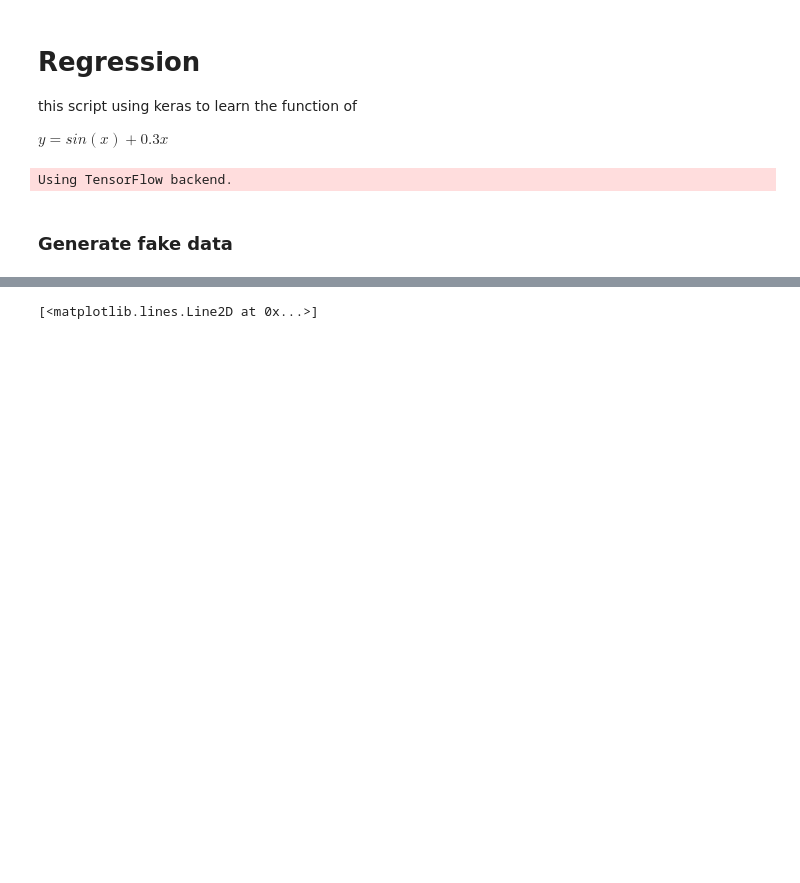
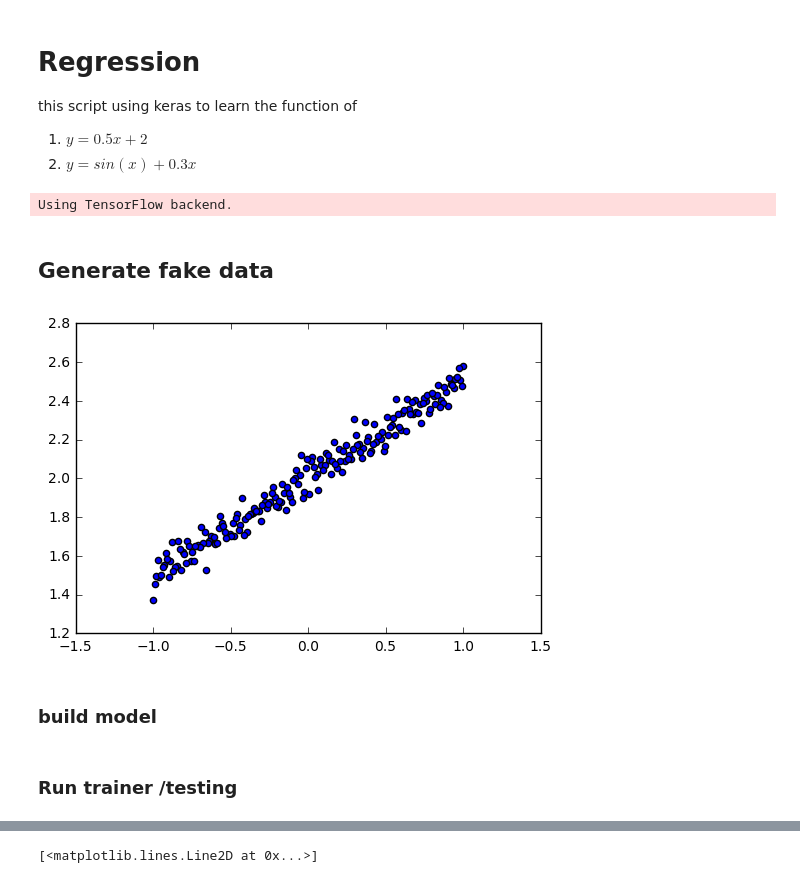
Before and after one commit to ihongChen/keras-tutorial, a Jupyter notebook: ex1_regression.ipynb, the cells around one changed output, grey strips where cells are left out. Cells and saved outputs as stored; diff of their text form; code cells hidden in the pictures; blank space fills up the shorter version.

```diff
--- a/ex1_regression.ipynb
+++ b/ex1_regression.ipynb
@@ -2,7 +2,8 @@
 # Regression
 this script using keras to learn the function of
 
-$y = sin(x) + 0.3 x $
+1. $ y = 0.5 x + 2$
+2. $y = sin(x) + 0.3 x $
 # %%
 import keras
 import numpy as np
@@ -11,4 +12,13 @@ import matplotlib.pyplot as plt
 # %% [output]
 Using TensorFlow backend.
 # %% [markdown]
-### Generate fake data
+## Generate fake data
+# %%
+x = np.linspace(-1,1,200)
+np.random.shuffle(x)
+y = 0.5*x + 2 + np.random.normal(0,0.05,(200,))
+# %%
+plt.scatter(x,y)
+plt.show()
+# %% [output]
+[figure, added]
@@ -14,0 +28,2 @@ Using TensorFlow backend.
+# %% [markdown]
+### build model
@@ -14,0 +37,2 @@ Using TensorFlow backend.
+# %% [markdown]
+### Run trainer /testing
```
Also changed, not shown: parts of 5 cells of this notebook, 2 other files.
